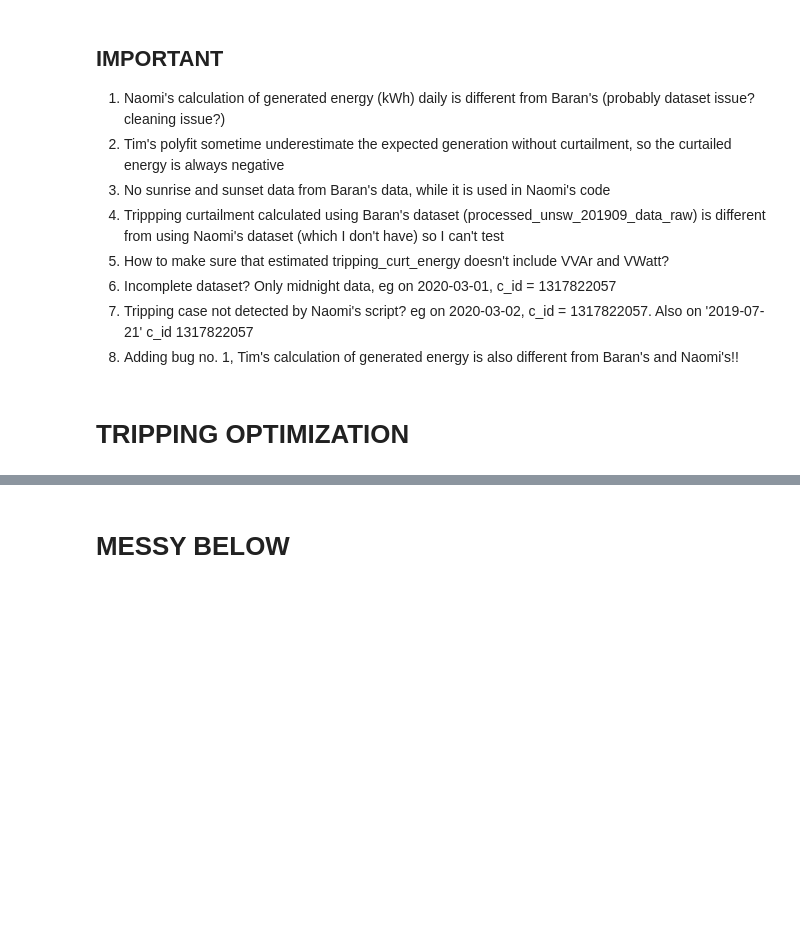
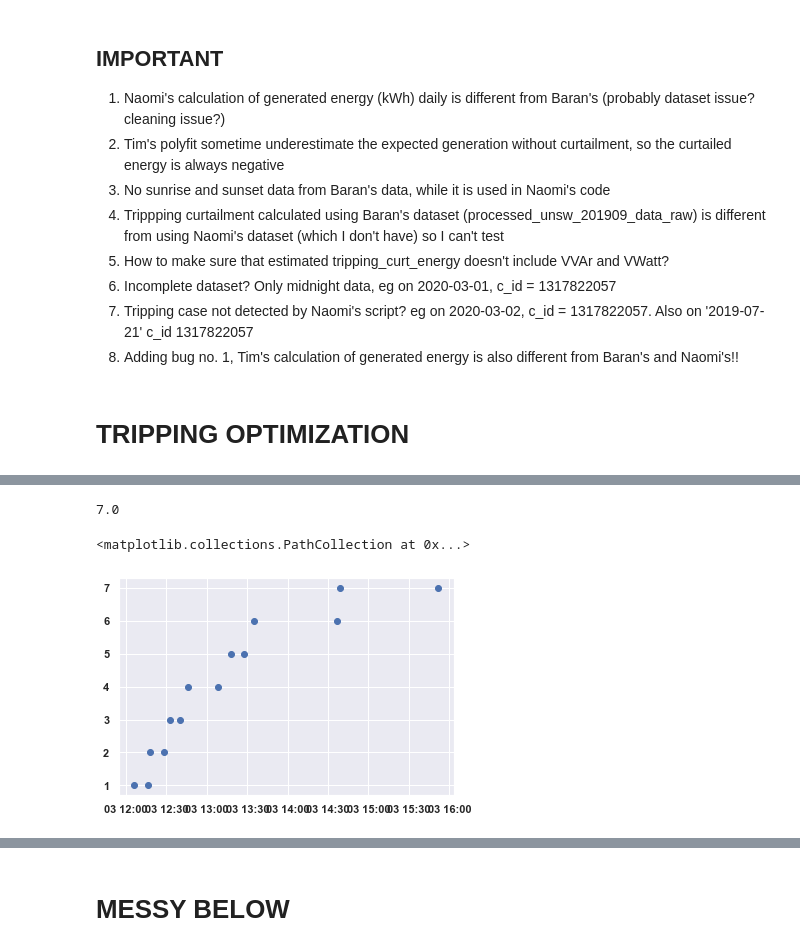
Before and after one commit to mssamhan31/Solar-Curtailment, a Jupyter notebook: src/SolA Curtailment Daily Analysis.ipynb, the cells around one changed output, grey strips where cells are left out. Drawn from its saved outputs; the diff is of its cells as text; code cells hidden in the pictures; blank space fills up the shorter version.

```diff
--- a/src/SolA Curtailment Daily Analysis.ipynb
+++ b/src/SolA Curtailment Daily Analysis.ipynb
@@ -2941,11 +2991,23 @@ data_site['is_tripping'].sum()
 # %%
+trip_after = (data_site['is_tripping'].shift(-1) == True) & (data_site['is_tripping'] != True)
+trip_before = (data_site['is_tripping'].shift(1) == True) & (data_site['is_tripping'] != True)
+first_deriv_neg = (data_site['power_deriv'] < DERIV_LIMIT)
+first_deriv_pos =  (data_site['power_deriv'] > - DERIV_LIMIT)
+data_site.loc[trip_after & first_deriv_neg, ['is_tripping', 'ramp_down']] = True
+data_site.loc[trip_before & first_deriv_pos, ['is_tripping', 'ramp_up']] = True
+
 last_count = 0
-for i in range(100):
+for i in range(2000):
+    ramp_down_after = (data_site['ramp_down'].shift(-1) == True)
+    ramp_up_before = (data_site['ramp_up'].shift(1) == True)
+    first_deriv_neg = (data_site['power_deriv'] < DERIV_LIMIT)
+    first_deriv_pos =  (data_site['power_deriv'] > - DERIV_LIMIT)
+
     # include ramping down before zero power as tripping period
-    data_site.loc[(data_site['is_tripping'].shift(1) == True) & (data_site['power_deriv'] < 0), 'is_tripping'] = True
+    data_site.loc[ramp_down_after & first_deriv_neg, ['is_tripping', 'ramp_down']] = True
 
     #include ramping up after zero power as tripping period
-    data_site.loc[(data_site['is_tripping'].shift(-1) == True) & (data_site['power_deriv'] > 0), 'is_tripping'] = True
+    data_site.loc[ramp_up_before & first_deriv_pos, ['is_tripping', 'ramp_up']] = True
 
     tripping_count = data_site['is_tripping'].sum()
     print(tripping_count)
@@ -3039,0 +3038,17 @@ plt.plot(data_site.loc[data_site['is_tripping'] == True, 'power'][:9])
+# %%
+before_not_trip = data_site['is_tripping'].shift(-1) != True
+after_not_trip = data_site['is_tripping'].shift(1) != True
+trip_filter = data_site['is_tripping'] == True
+data_site.loc[:, ['start_tripping', 'finish_tripping']] = False
+
+#tripping event which occurs between non tripping event
+data_site.loc[before_not_trip & trip_filter, 'start_tripping'] = True
+data_site.loc[after_not_trip & trip_filter, 'finish_tripping'] = True
+
+#trippin event which occurs after or before tripping event directly, so a point
+#is start_tripping and finish_tripping at the same time
+before_lower = data_site['power'].shift(-1) < data_site['power']
+after_lower = data_site['power'].shift(1) < data_site['power']
+not_start = data_site['finish_tripping'] != True
+not_finish = data_site['start_tripping'] != True
+#data_site.loc[trip_filter & before_lower & after_lower & not_start & not_finish , ['start_tripping', 'finish_tripping']] = True
@@ -3039,0 +3075,13 @@ plt.plot(data_site.loc[data_site['is_tripping'] == True, 'power'][:9])
+# %%
+data_site.loc[data_site['start_tripping'] == True,'trip_num'] = data_site.loc[data_site['start_tripping'] == True, 'start_tripping'].astype(int).cumsum()
+# %%
+data_site.loc[data_site['finish_tripping'] == True,'trip_num'] = data_site.loc[data_site['finish_tripping'] == True, 'finish_tripping'].astype(int).cumsum()
+# %%
+data_site['trip_num'].max()
+# %% [output]
+7.0
+# %%
+plt.scatter(data_site.index, data_site['trip_num'])
+# %% [output]
+<matplotlib.collections.PathCollection at 0x...>
+[figure, added]
```
Also changed, not shown: parts of 31 cells of this notebook.
